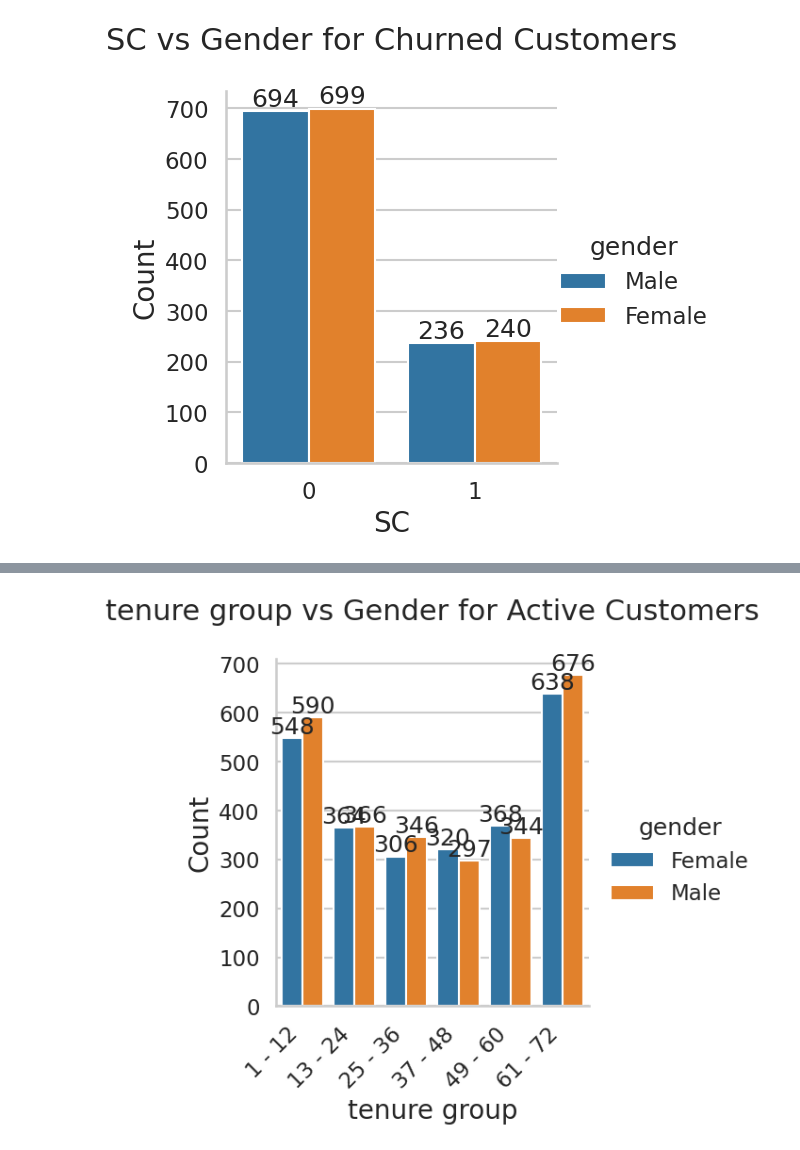
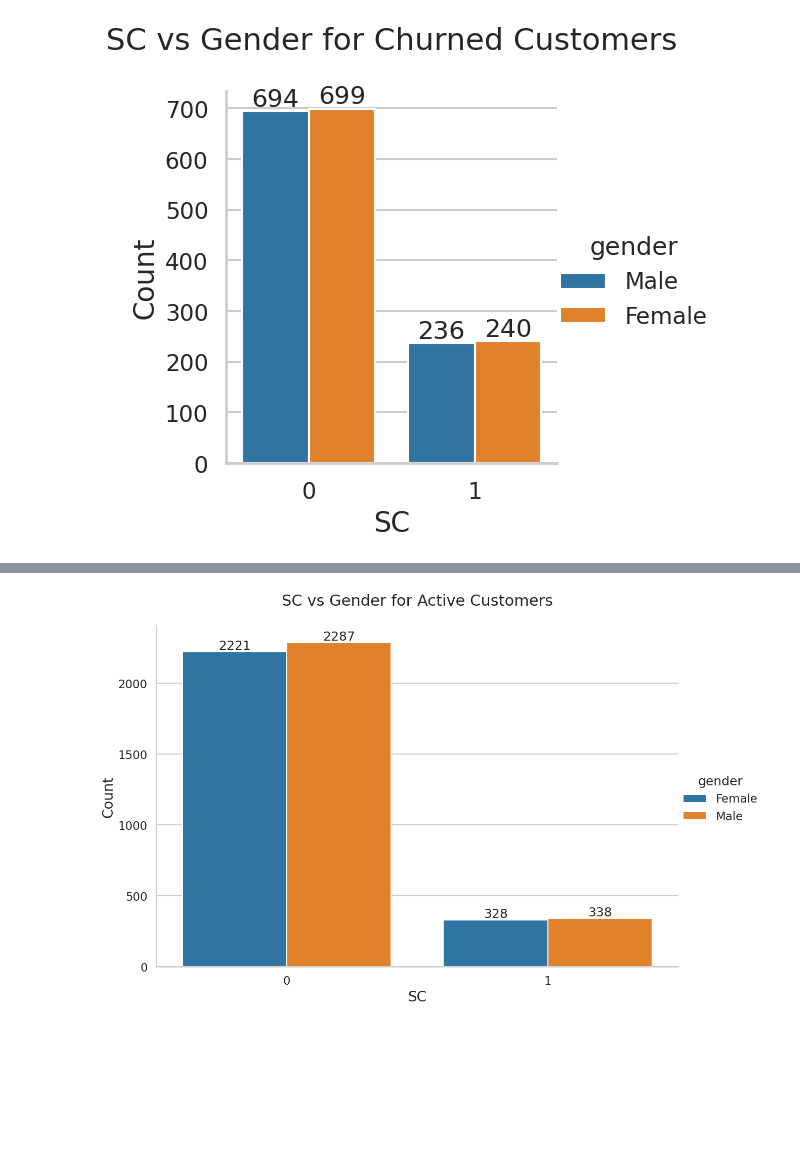
Before and after one commit to SK0425-H/Churn-Analysis, a Jupyter notebook: EDA.ipynb, the cells around one changed output, grey strips where cells are left out. Saved outputs shown, nothing was run; the diff lists cells and outputs as text; code cells hidden in the pictures; blank space fills up the shorter version.

```diff
--- a/EDA.ipynb
+++ b/EDA.ipynb
@@ -941,20 +584,17 @@ plt.show()
-# %%
-plot = sns.catplot(x='tenure_group', kind='count', data=telco_df_Active, hue='gender')
-# Adding labels
-plt.title('tenure group vs Gender for Active Customers')
-plt.xlabel('tenure group')
-plt.ylabel('Count')
-
-# Adding spaces between the labels
-ax = plot.facet_axis(0, 0)
-ax.set_xticklabels(ax.get_xticklabels(), rotation=45, ha='right')  # Rotate and align the labels for better visibility
-plt.xticks(rotation=45, ha='right')
-
-# Adding values on top of the bars
-for p in ax.patches:
-    ax.text(p.get_x() + p.get_width() / 2., p.get_height(), f'{int(p.get_height())}', ha='center', va='bottom')
-
-# Show the plot
-plt.show()
-# %% [output]
-[figure, removed]
+# %%
+plot = sns.catplot(x='SeniorCitizen', kind='count', data=telco_df_Active, hue='gender', height=8, aspect=1.5)
+
+# Adding labels
+plt.title('SC vs Gender for Active Customers')
+plt.xlabel('SC')
+plt.ylabel('Count')
+
+# Adding values on top of the bars
+ax = plot.facet_axis(0, 0)
+for p in ax.patches:
+    ax.text(p.get_x() + p.get_width() / 2., p.get_height(), f'{int(p.get_height())}', ha='center', va='bottom')
+
+# Show the plot
+plt.show()
+# %% [output]
+[figure, added]
```
Also changed, not shown: parts of 39 cells of this notebook.
